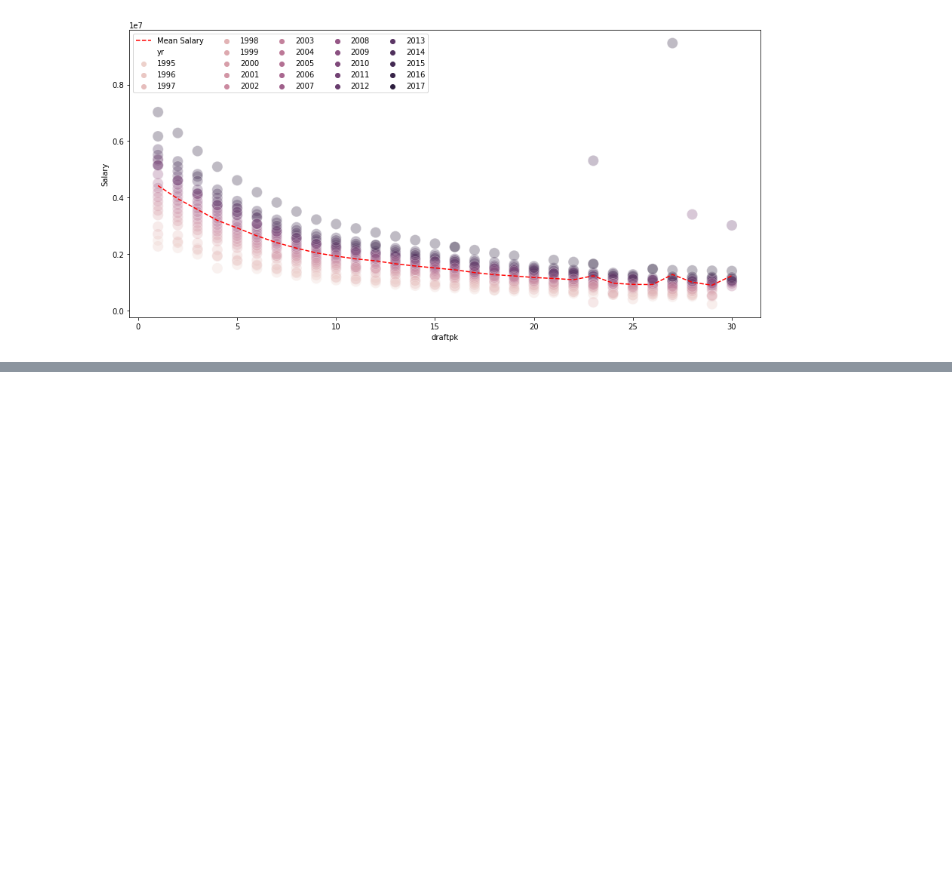
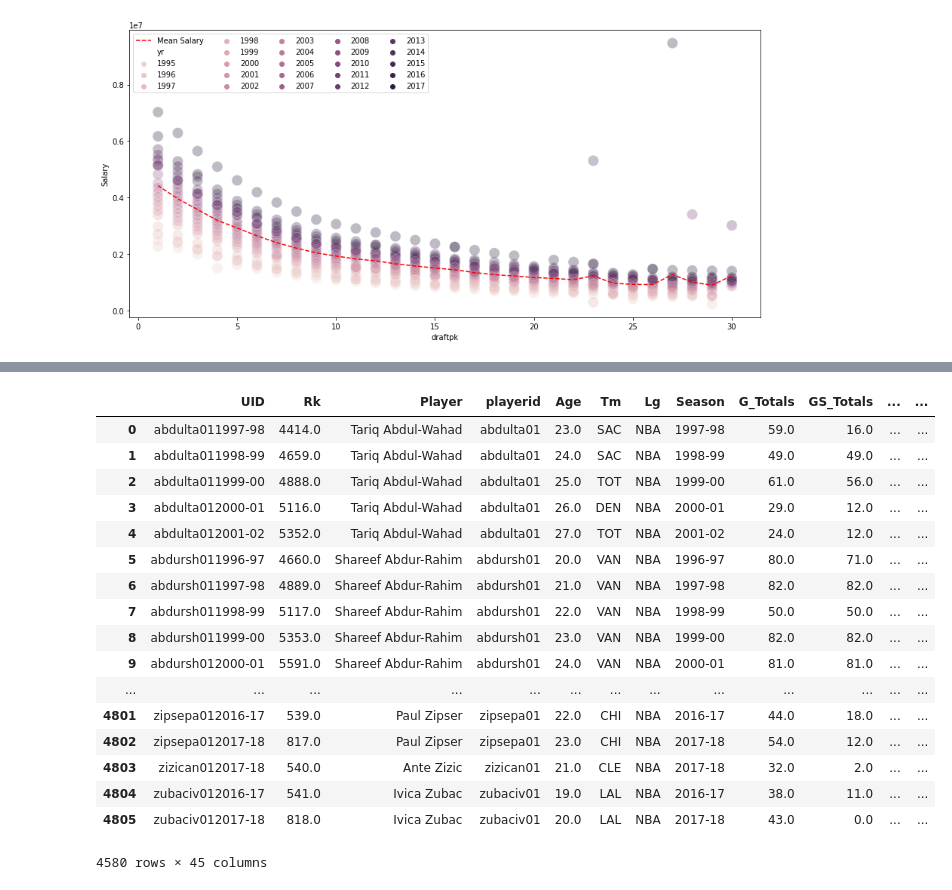
Before and after one commit to conditg/nba-youth-salary, a Jupyter notebook: eda.ipynb, the cells around one changed output, grey strips where cells are left out. Saved outputs shown, nothing was run; the diff lists cells and outputs as text; code cells hidden in the pictures; blank space fills up the shorter version.

```diff
--- a/eda.ipynb
+++ b/eda.ipynb
@@ -9,3 +7,6 @@ df = pd.read_csv('df20190513.csv')
+# %%
+#df = pd.read_csv('df20190513.csv')
+df =  pd.read_csv('https://raw.githubusercontent.com/conditg/nba-youth-salary/master/df20190513.csv')
 # %%
 print(df.shape)
 # %% [output]
@@ -167,0 +202,21 @@ first_round_rookies[(first_round_rookies.draftpk>20) & (first_round_rookies.Sala
+# %%
+cleandf
+# %% [output]
+|  | UID | Rk | Player | playerid | Age | Tm | Lg | Season | G_Totals | GS_Totals | ... | ... |
+| 0 | abdulta011997-98 | 4414.0 | Tariq Abdul-Wahad | abdulta01 | 23.0 | SAC | NBA | 1997-98 | 59.0 | 16.0 | ... | ... |
+| 1 | abdulta011998-99 | 4659.0 | Tariq Abdul-Wahad | abdulta01 | 24.0 | SAC | NBA | 1998-99 | 49.0 | 49.0 | ... | ... |
+| 2 | abdulta011999-00 | 4888.0 | Tariq Abdul-Wahad | abdulta01 | 25.0 | TOT | NBA | 1999-00 | 61.0 | 56.0 | ... | ... |
+| 3 | abdulta012000-01 | 5116.0 | Tariq Abdul-Wahad | abdulta01 | 26.0 | DEN | NBA | 2000-01 | 29.0 | 12.0 | ... | ... |
+| 4 | abdulta012001-02 | 5352.0 | Tariq Abdul-Wahad | abdulta01 | 27.0 | TOT | NBA | 2001-02 | 24.0 | 12.0 | ... | ... |
+| 5 | abdursh011996-97 | 4660.0 | Shareef Abdur-Rahim | abdursh01 | 20.0 | VAN | NBA | 1996-97 | 80.0 | 71.0 | ... | ... |
+| 6 | abdursh011997-98 | 4889.0 | Shareef Abdur-Rahim | abdursh01 | 21.0 | VAN | NBA | 1997-98 | 82.0 | 82.0 | ... | ... |
+| 7 | abdursh011998-99 | 5117.0 | Shareef Abdur-Rahim | abdursh01 | 22.0 | VAN | NBA | 1998-99 | 50.0 | 50.0 | ... | ... |
+| 8 | abdursh011999-00 | 5353.0 | Shareef Abdur-Rahim | abdursh01 | 23.0 | VAN | NBA | 1999-00 | 82.0 | 82.0 | ... | ... |
+| 9 | abdursh012000-01 | 5591.0 | Shareef Abdur-Rahim | abdursh01 | 24.0 | VAN | NBA | 2000-01 | 81.0 | 81.0 | ... | ... |
+| ... | ... | ... | ... | ... | ... | ... | ... | ... | ... | ... | ... | ... |
+| 4801 | zipsepa012016-17 | 539.0 | Paul Zipser | zipsepa01 | 22.0 | CHI | NBA | 2016-17 | 44.0 | 18.0 | ... | ... |
+| 4802 | zipsepa012017-18 | 817.0 | Paul Zipser | zipsepa01 | 23.0 | CHI | NBA | 2017-18 | 54.0 | 12.0 | ... | ... |
+| 4803 | zizican012017-18 | 540.0 | Ante Zizic | zizican01 | 21.0 | CLE | NBA | 2017-18 | 32.0 | 2.0 | ... | ... |
+| 4804 | zubaciv012016-17 | 541.0 | Ivica Zubac | zubaciv01 | 19.0 | LAL | NBA | 2016-17 | 38.0 | 11.0 | ... | ... |
+| 4805 | zubaciv012017-18 | 818.0 | Ivica Zubac | zubaciv01 | 20.0 | LAL | NBA | 2017-18 | 43.0 | 0.0 | ... | ... |
+4580 rows × 45 columns
```
Also changed, not shown: parts of 8 cells of this notebook, 1 other file.
